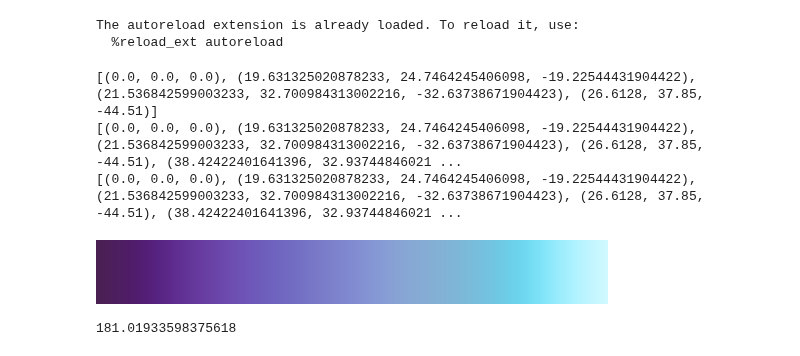
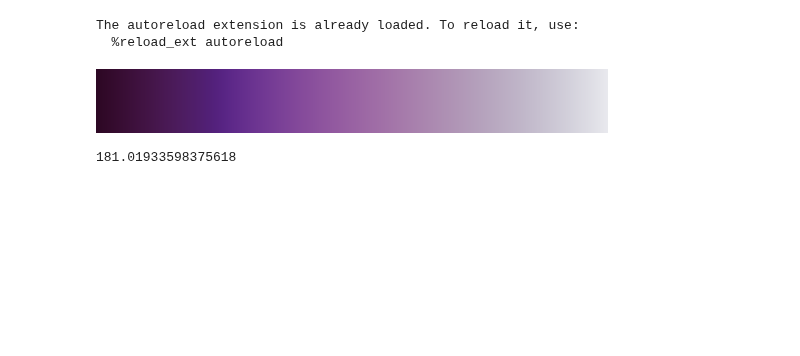
Before and after one commit to matthhong/cieran, a Jupyter notebook: ramping.ipynb, the cells around one changed output. Drawn from its saved outputs; the diff is of its cells as text; code cells hidden in the pictures; blank space fills up the shorter version.

```diff
--- a/ramping.ipynb
+++ b/ramping.ipynb
@@ -1,26 +1,23 @@
 # %%
 # autoreload
 %load_ext autoreload
 %autoreload 2
 
 # Import cieran
 from cieran import Cieran
 
 # Test the Cieran class
 waypoints = [[26.6128, 37.85, -44.51], [69.2, -7.569, -24.114]]
 obstacles = []
 
-cieran = Cieran(waypoints, obstacles, rad_obstacles=20, truncate_front=0.08, truncate_back=0.02, min_c=30)
+cieran = Cieran(waypoints, obstacles, rad_obstacles=20, truncate_front=0.08, truncate_back=0.02, min_c=0)
 
 # Plot the path
 cieran.cmap
 # %% [output]
 The autoreload extension is already loaded. To reload it, use:
   %reload_ext autoreload
-[(0.0, 0.0, 0.0), (19.631325020878233, 24.7464245406098, -19.22544431904422), (21.536842599003233, 32.700984313002216, -32.63738671904423), (26.6128, 37.85, -44.51)]
-[(0.0, 0.0, 0.0), (19.631325020878233, 24.7464245406098, -19.22544431904422), (21.536842599003233, 32.700984313002216, -32.63738671904423), (26.6128, 37.85, -44.51), (38.42422401641396, 32.93744846021 ...
-[(0.0, 0.0, 0.0), (19.631325020878233, 24.7464245406098, -19.22544431904422), (21.536842599003233, 32.700984313002216, -32.63738671904423), (26.6128, 37.85, -44.51), (38.42422401641396, 32.93744846021 ...
-[figure, old version]
+[figure, new version]
 # %%
 import math
 math.sqrt(128**2 + 128**2)
```
Also changed, not shown: parts of 10 cells of this notebook, 6 other files.
